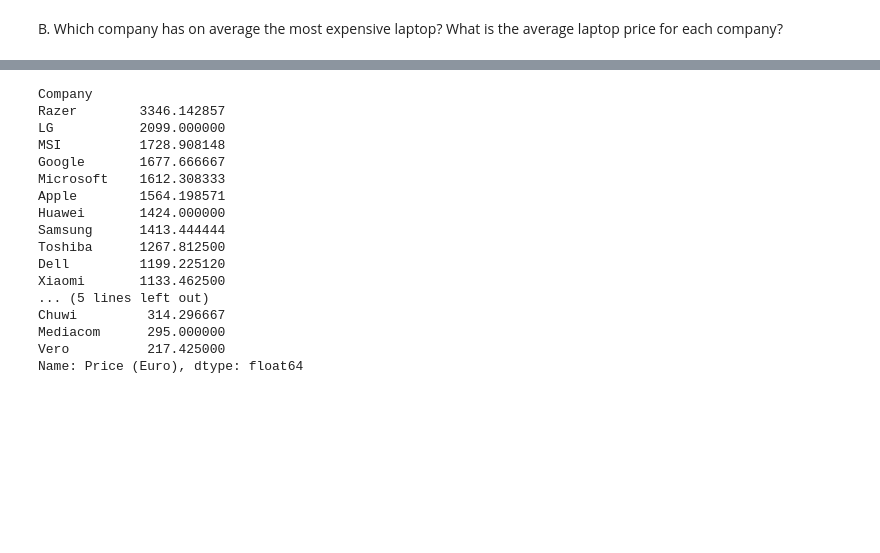
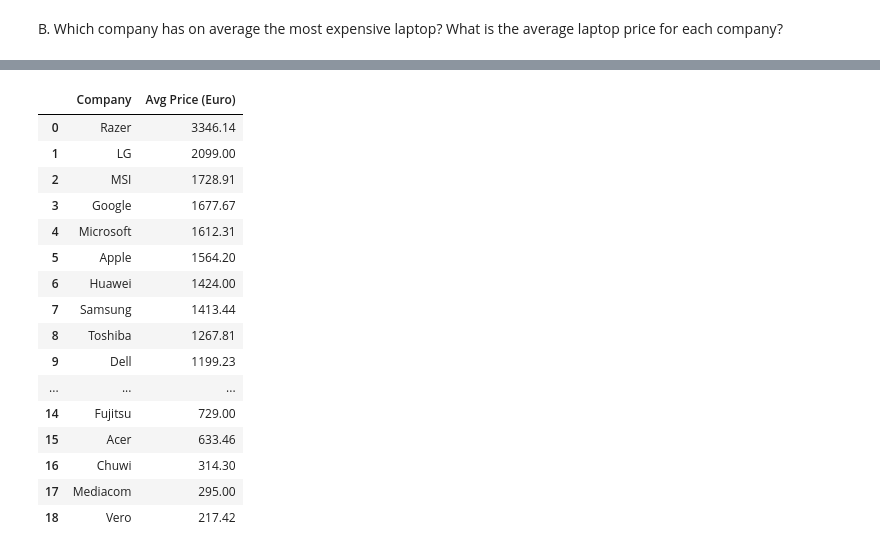
Before and after one commit to hila-yogev/Mini_Project_1_GIT, a Jupyter notebook: Mini_Project_1.ipynb, the cells around one changed output, grey strips where cells are left out. Drawn from its saved outputs; the diff is of its cells as text; code cells hidden in the pictures; blank space fills up the shorter version.

```diff
--- a/Mini_Project_1.ipynb
+++ b/Mini_Project_1.ipynb
@@ -104,26 +106,32 @@ all_prices(df)
 # %% [markdown]
 B. Which company has on average the most expensive laptop? What is the average laptop price for each company?
 # %%
-def most_expensive_company(df):
-    # Group by laptop manufacturer and compute the average price per company
-    avg_per_company = df.groupby("Company")["Price (Euro)"].mean()
+def avg_price_per_company_table(data):
 
-    # Sort from highest average price to lowest
-    avg_per_company = avg_per_company.sort_values(ascending=False)
+    # Compute average price per company and return a DataFrame
+    avg_table = (
+        df.groupby("Company")["Price (Euro)"]
+        .mean()
+        .sort_values(ascending=False)
+        .reset_index() # convert Series into DataFrame
+        .rename(columns={"Price (Euro)": "Avg Price (Euro)"})
+    )
 
-    return avg_per_company
+    # Round (2 digits after dot) for readability
+    avg_table["Avg Price (Euro)"] = avg_table["Avg Price (Euro)"].round(2)
+
+    return avg_table
 # %%
 # Use the previous function
-avg_prices = most_expensive_company(df)
 
-# Format the average price column for nicer display in the notebook
-# avg_prices.style.format({"Avg Price (Euro)": "{:,.2f} €"})
+avg_table = avg_price_per_company_table(df)
 
-# Print the company with the highest average price
-print("Most expensive company on average:", avg_prices.index[0])
-print("Average price:", avg_prices.iloc[0])
+# Print the top company and its average price
+first_row = avg_table.iloc[0]  # first row by position
+print("Most expensive company on average:", first_row["Company"])
+print("Average price:", first_row["Avg Price (Euro)"])
 
-# Show the average price for each company (top 10 for readability)
-display(avg_prices)
+# Display the table
+display(avg_table)
 # %% [output]
 Most expensive company on average: Razer
@@ -131,17 +139,17 @@ Average price: 3346.1428571428573
-Company
-Razer        3346.142857
-LG           2099.000000
-MSI          1728.908148
-Google       1677.666667
-Microsoft    1612.308333
-Apple        1564.198571
-Huawei       1424.000000
-Samsung      1413.444444
-Toshiba      1267.812500
-Dell         1199.225120
-Xiaomi       1133.462500
-... (5 lines left out)
-Chuwi         314.296667
-Mediacom      295.000000
-Vero          217.425000
-Name: Price (Euro), dtype: float64
+|  | Company | Avg Price (Euro) |
+| 0 | Razer | 3346.14 |
+| 1 | LG | 2099.00 |
+| 2 | MSI | 1728.91 |
+| 3 | Google | 1677.67 |
+| 4 | Microsoft | 1612.31 |
+| 5 | Apple | 1564.20 |
+| 6 | Huawei | 1424.00 |
+| 7 | Samsung | 1413.44 |
+| 8 | Toshiba | 1267.81 |
+| 9 | Dell | 1199.23 |
+| ... | ... | ... |
+| 14 | Fujitsu | 729.00 |
+| 15 | Acer | 633.46 |
+| 16 | Chuwi | 314.30 |
+| 17 | Mediacom | 295.00 |
+| 18 | Vero | 217.42 |
```
Also changed, not shown: parts of 7 cells of this notebook.
